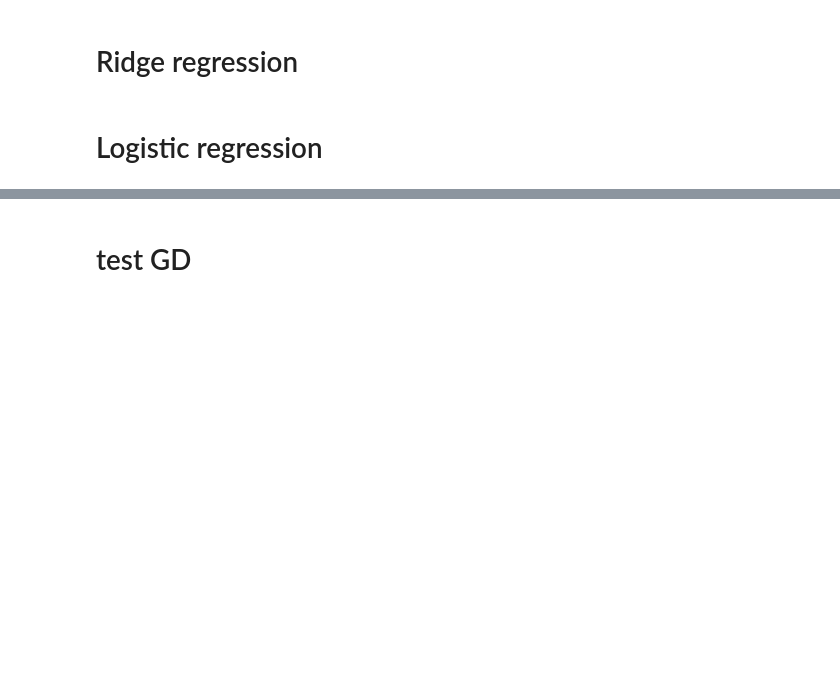
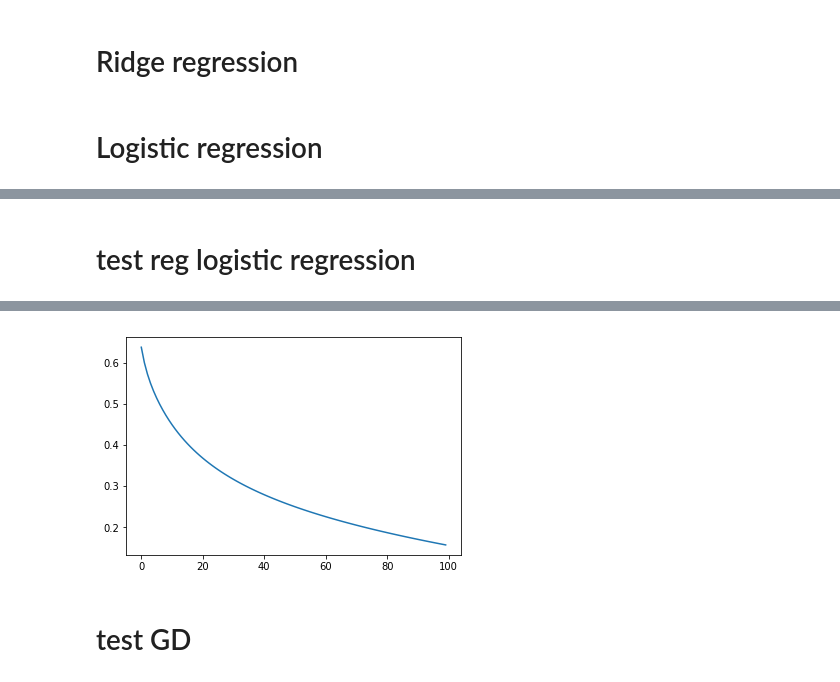
Before and after one commit to MaximeFth/Machine_learning_2020, a Jupyter notebook: project1/scripts/project1.ipynb, the cells around one changed output, grey strips where cells are left out. Saved outputs shown, nothing was run; the diff lists cells and outputs as text; code cells hidden in the pictures; blank space fills up the shorter version.

```diff
--- a/project1/scripts/project1.ipynb
+++ b/project1/scripts/project1.ipynb
@@ -172,0 +208,21 @@ Gradient Descent: execution time=2.473 seconds
+# %% [markdown]
+# test reg logistic regression
+# %%
+#Define the parameters of the algorithm.
+max_iters = 100
+gamma = 0.1
+lambda_ = 0.2
+# Initialization
+w_initial = np.zeros(30)
+
+# Start gradient descent.
+start_time = datetime.datetime.now()
+losses, ws  = reg_logistic_regression(y, tX_std,lambda_, w_initial, max_iters, gamma)
+end_time = datetime.datetime.now()
+
+# Print result
+exection_time = (end_time - start_time).total_seconds()
+print("Gradient Descent: execution time={t:.3f} seconds".format(t=exection_time))
+plt.plot(losses)
+print(f'best loss: {losses[-1]}')
+# %% [output]
@@ -173,3 +231,4 @@ Gradient Descent: execution time=2.473 seconds
+[figure, added]
 # %% [markdown]
 # test GD
 # %%
```
Also changed, not shown: parts of 8 cells of this notebook.
